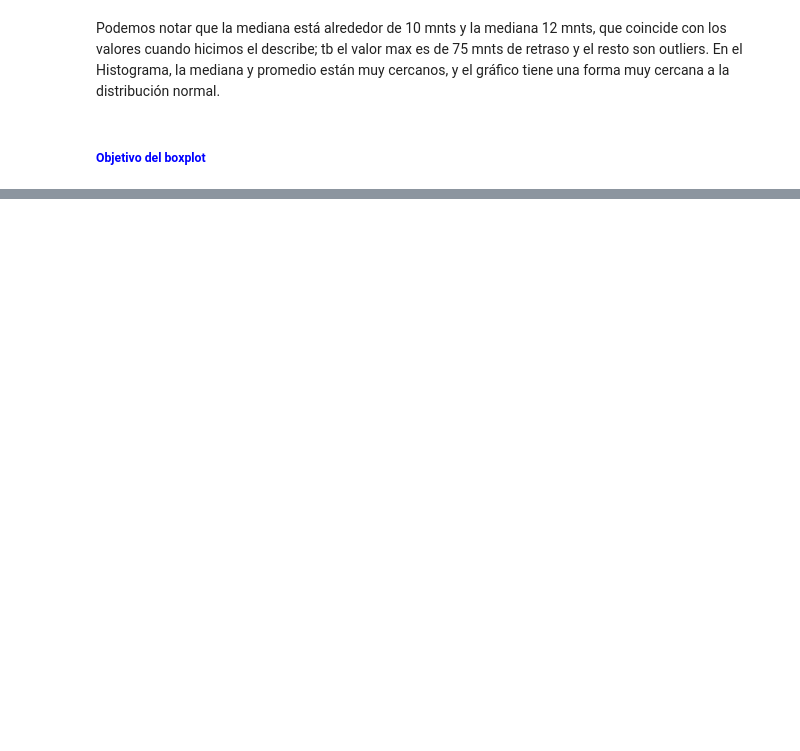
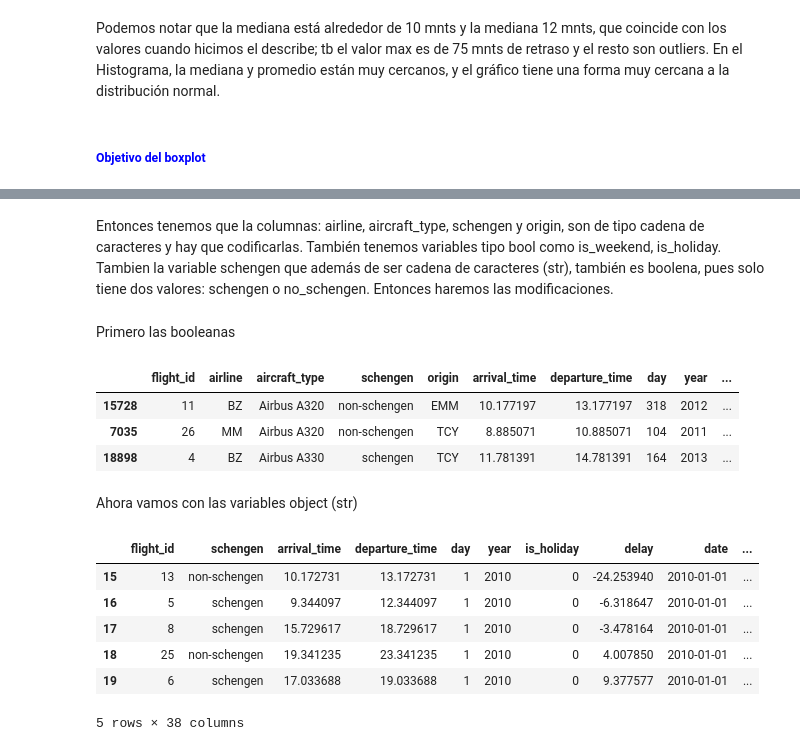
Before and after one commit to Maucho6340/1764-estadistica-con-python-probabilidad-y-muestreo, a Jupyter notebook: optimizacion_aeroportuaria_propio.ipynb, the cells around one changed output, grey strips where cells are left out. Drawn from its saved outputs; the diff is of its cells as text; code cells hidden in the pictures; blank space fills up the shorter version.

```diff
--- a/optimizacion_aeroportuaria_propio.ipynb
+++ b/optimizacion_aeroportuaria_propio.ipynb
@@ -262,0 +376,28 @@ Donde:
+# %% [markdown]
+Entonces tenemos que  la columnas: airline, aircraft_type, schengen y origin, son de tipo cadena de caracteres y hay que codificarlas. También tenemos variables tipo bool como is_weekend, is_holiday. Tambien la variable schengen que además de ser cadena de caracteres (str), también es boolena, pues solo tiene dos valores: schengen o no_schengen. Entonces haremos las modificaciones.
+# %% [markdown]
+Primero las booleanas
+# %%
+datos['chengen'] = datos['schengen'].replace({'non_schengen':0, 'schengen':1})
+datos['is_holiday'] = datos['is_holiday'].replace({False:0, True:1})
+datos['is_weekend'] = datos['is_weekend'].replace({False:0, True:1})
+datos.sample(3)
+# %% [output]
+|  | flight_id | airline | aircraft_type | schengen | origin | arrival_time | departure_time | day | year | ... |
+| 15728 | 11 | BZ | Airbus A320 | non-schengen | EMM | 10.177197 | 13.177197 | 318 | 2012 | ... |
+| 7035 | 26 | MM | Airbus A320 | non-schengen | TCY | 8.885071 | 10.885071 | 104 | 2011 | ... |
+| 18898 | 4 | BZ | Airbus A330 | schengen | TCY | 11.781391 | 14.781391 | 164 | 2013 | ... |
+# %% [markdown]
+Ahora vamos con las variables object (str)
+# %%
+categoricas = ['airline','aircraft_type','origin','day_name']
+
+pd.get_dummies(data=datos,columns=categoricas, dtype=int).head()
+# %% [output]
+|  | flight_id | schengen | arrival_time | departure_time | day | year | is_holiday | delay | date | ... |
+| 15 | 13 | non-schengen | 10.172731 | 13.172731 | 1 | 2010 | 0 | -24.253940 | 2010-01-01 | ... |
+| 16 | 5 | schengen | 9.344097 | 12.344097 | 1 | 2010 | 0 | -6.318647 | 2010-01-01 | ... |
+| 17 | 8 | schengen | 15.729617 | 18.729617 | 1 | 2010 | 0 | -3.478164 | 2010-01-01 | ... |
+| 18 | 25 | non-schengen | 19.341235 | 23.341235 | 1 | 2010 | 0 | 4.007850 | 2010-01-01 | ... |
+| 19 | 6 | schengen | 17.033688 | 19.033688 | 1 | 2010 | 0 | 9.377577 | 2010-01-01 | ... |
+5 rows × 38 columns
```
Also changed, not shown: parts of 49 cells of this notebook.
